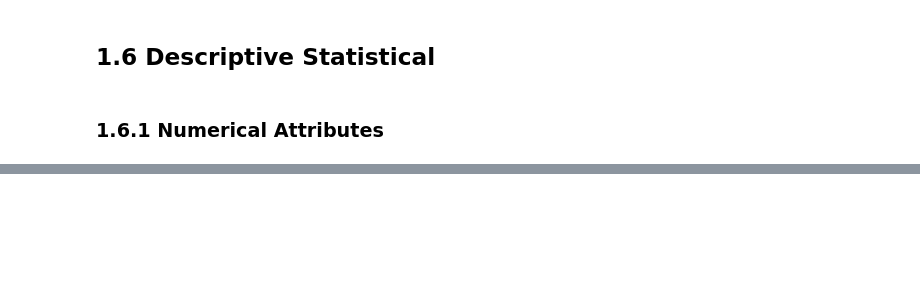
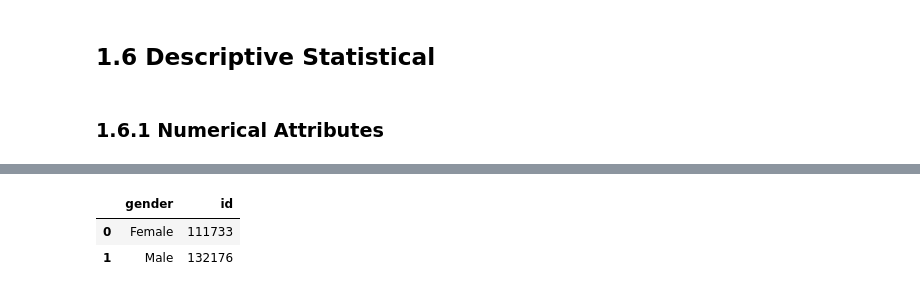
Before and after one commit to andersonrenatobonif/health_insurance, a Jupyter notebook: v01_health_insurance.ipynb, the cells around one changed output, grey strips where cells are left out. Saved outputs shown, nothing was run; the diff lists cells and outputs as text; code cells hidden in the pictures; blank space fills up the shorter version.

```diff
--- a/v01_health_insurance.ipynb
+++ b/v01_health_insurance.ipynb
@@ -173,0 +261,6 @@ cat_attributes = df1.select_dtypes( exclude = ['int32', 'int64', 'float'] )
+# %%
+gender = df1[['gender', 'id']].groupby('gender').count().reset_index()
+# %% [output]
+|  | gender | id |
+| 0 | Female | 111733 |
+| 1 | Male | 132176 |
```
Also changed, not shown: parts of 13 cells of this notebook.
